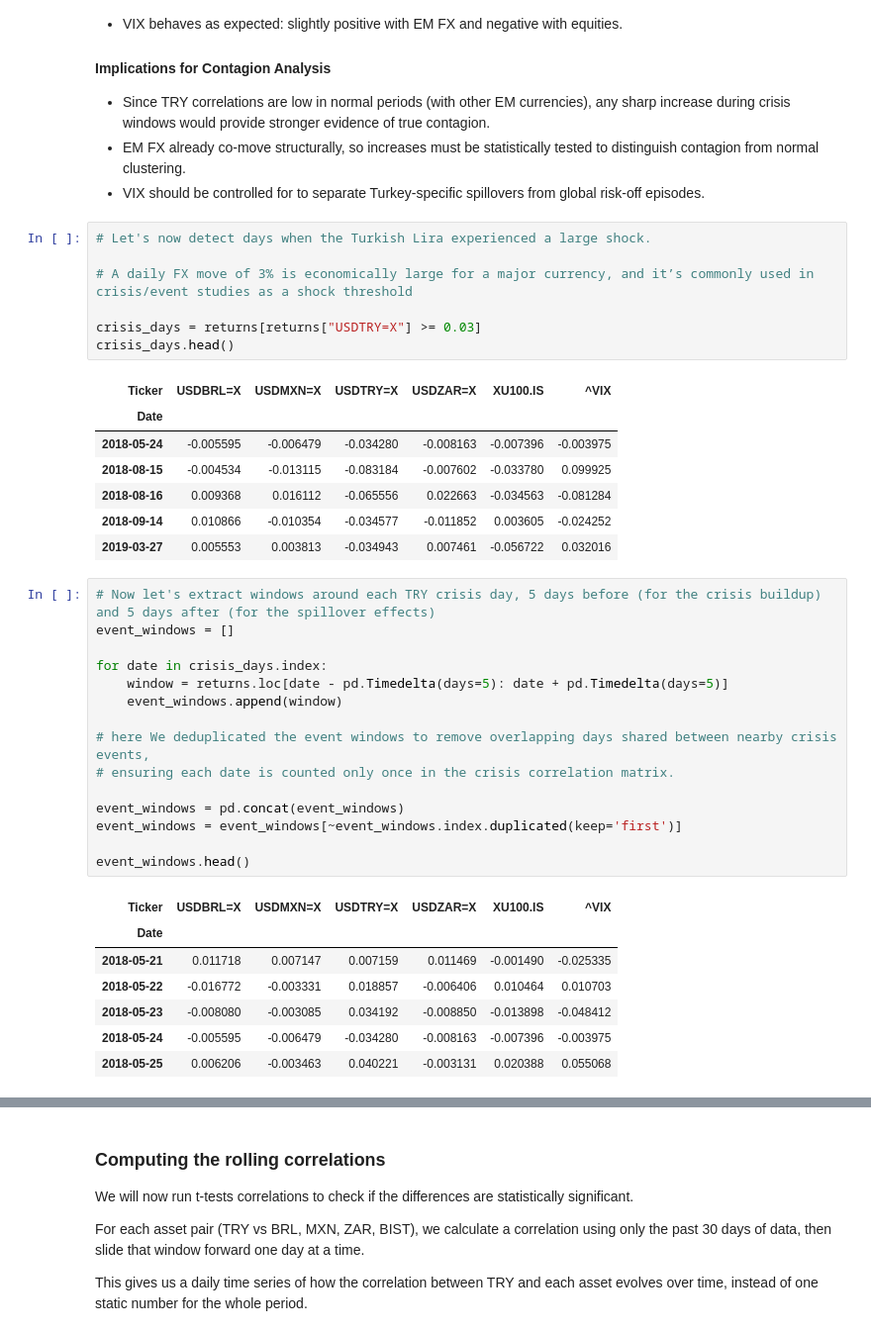
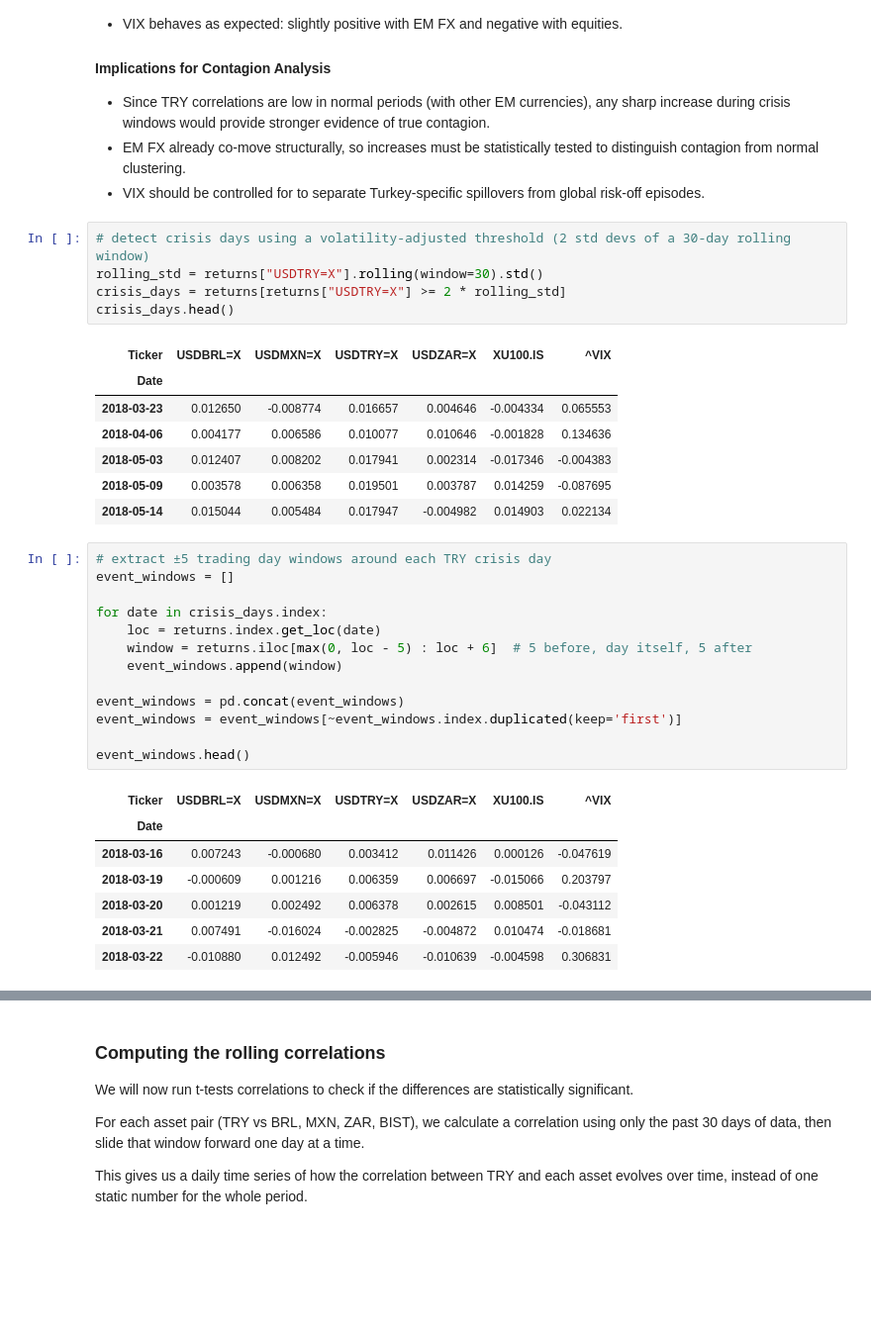
Before and after one commit to gpiren/try-contagion-analysis, a Jupyter notebook: TRY - Contagion.ipynb, the cells around one changed output, grey strips where cells are left out. Shown at 99% size. Drawn from its saved outputs; the diff is of its cells as text; blank space fills up the shorter version.

```diff
--- a/TRY - Contagion.ipynb
+++ b/TRY - Contagion.ipynb
@@ -133,30 +155,26 @@ plt.show()
 - EM FX already co-move structurally, so increases must be statistically tested to distinguish contagion from normal clustering.
 - VIX should be controlled for to separate Turkey-specific spillovers from global risk-off episodes.
 # %%
-# Let's now detect days when the Turkish Lira experienced a large shock.
-
-# A daily FX move of 3% is economically large for a major currency, and it’s commonly used in crisis/event studies as a shock threshold
-
-crisis_days = returns[returns["USDTRY=X"] >= 0.03]
+# detect crisis days using a volatility-adjusted threshold (2 std devs of a 30-day rolling window)
+rolling_std = returns["USDTRY=X"].rolling(window=30).std()
+crisis_days = returns[returns["USDTRY=X"] >= 2 * rolling_std]
 crisis_days.head()
 # %% [output]
 | Ticker | USDBRL=X | USDMXN=X | USDTRY=X | USDZAR=X | XU100.IS | ^VIX |
 | Date |  |  |  |  |  |  |
-| 2018-05-24 | -0.005595 | -0.006479 | -0.034280 | -0.008163 | -0.007396 | -0.003975 |
-| 2018-08-15 | -0.004534 | -0.013115 | -0.083184 | -0.007602 | -0.033780 | 0.099925 |
-| 2018-08-16 | 0.009368 | 0.016112 | -0.065556 | 0.022663 | -0.034563 | -0.081284 |
-| 2018-09-14 | 0.010866 | -0.010354 | -0.034577 | -0.011852 | 0.003605 | -0.024252 |
-| 2019-03-27 | 0.005553 | 0.003813 | -0.034943 | 0.007461 | -0.056722 | 0.032016 |
+| 2018-03-23 | 0.012650 | -0.008774 | 0.016657 | 0.004646 | -0.004334 | 0.065553 |
+| 2018-04-06 | 0.004177 | 0.006586 | 0.010077 | 0.010646 | -0.001828 | 0.134636 |
+| 2018-05-03 | 0.012407 | 0.008202 | 0.017941 | 0.002314 | -0.017346 | -0.004383 |
+| 2018-05-09 | 0.003578 | 0.006358 | 0.019501 | 0.003787 | 0.014259 | -0.087695 |
+| 2018-05-14 | 0.015044 | 0.005484 | 0.017947 | -0.004982 | 0.014903 | 0.022134 |
 # %%
-# Now let's extract windows around each TRY crisis day, 5 days before (for the crisis buildup) and 5 days after (for the spillover effects)
+# extract ±5 trading day windows around each TRY crisis day
 event_windows = []
 
 for date in crisis_days.index:
-    window = returns.loc[date - pd.Timedelta(days=5): date + pd.Timedelta(days=5)]
+    loc = returns.index.get_loc(date)
+    window = returns.iloc[max(0, loc - 5) : loc + 6]  # 5 before, day itself, 5 after
     event_windows.append(window)
-
-# here We deduplicated the event windows to remove overlapping days shared between nearby crisis events,
-# ensuring each date is counted only once in the crisis correlation matrix.
 
 event_windows = pd.concat(event_windows)
 event_windows = event_windows[~event_windows.index.duplicated(keep='first')]
@@ -165,11 +183,11 @@ event_windows.head()
 # %% [output]
 | Ticker | USDBRL=X | USDMXN=X | USDTRY=X | USDZAR=X | XU100.IS | ^VIX |
 | Date |  |  |  |  |  |  |
-| 2018-05-21 | 0.011718 | 0.007147 | 0.007159 | 0.011469 | -0.001490 | -0.025335 |
-| 2018-05-22 | -0.016772 | -0.003331 | 0.018857 | -0.006406 | 0.010464 | 0.010703 |
-| 2018-05-23 | -0.008080 | -0.003085 | 0.034192 | -0.008850 | -0.013898 | -0.048412 |
-| 2018-05-24 | -0.005595 | -0.006479 | -0.034280 | -0.008163 | -0.007396 | -0.003975 |
-| 2018-05-25 | 0.006206 | -0.003463 | 0.040221 | -0.003131 | 0.020388 | 0.055068 |
+| 2018-03-16 | 0.007243 | -0.000680 | 0.003412 | 0.011426 | 0.000126 | -0.047619 |
+| 2018-03-19 | -0.000609 | 0.001216 | 0.006359 | 0.006697 | -0.015066 | 0.203797 |
+| 2018-03-20 | 0.001219 | 0.002492 | 0.006378 | 0.002615 | 0.008501 | -0.043112 |
+| 2018-03-21 | 0.007491 | -0.016024 | -0.002825 | -0.004872 | 0.010474 | -0.018681 |
+| 2018-03-22 | -0.010880 | 0.012492 | -0.005946 | -0.010639 | -0.004598 | 0.306831 |
 # %%
 # Now comparing correlations inside these windows vs normal periods
 
```
Also changed, not shown: parts of 29 cells of this notebook.
